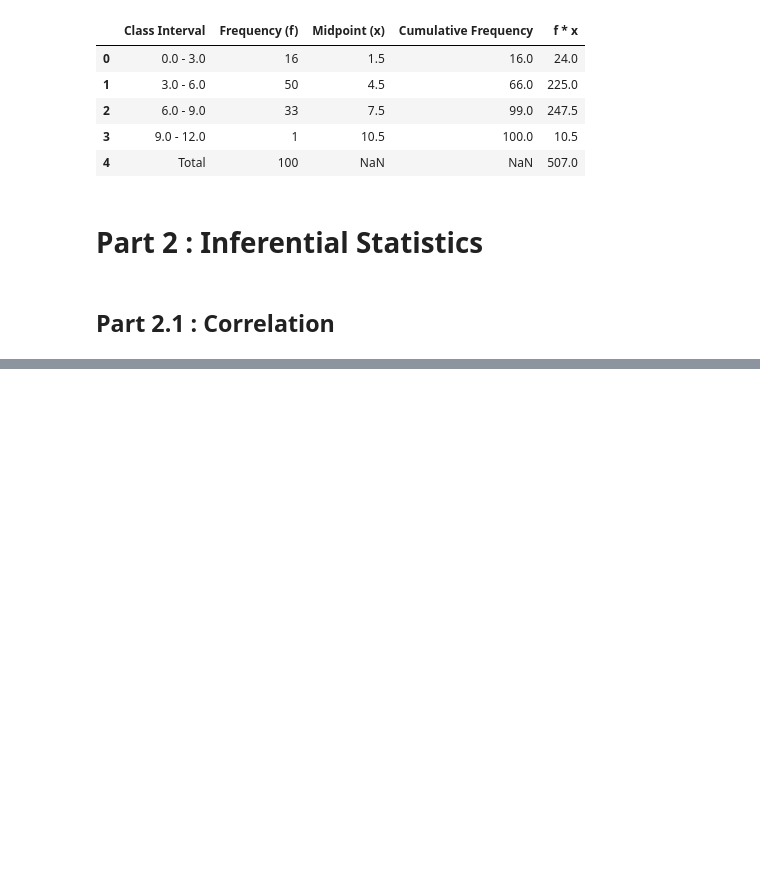
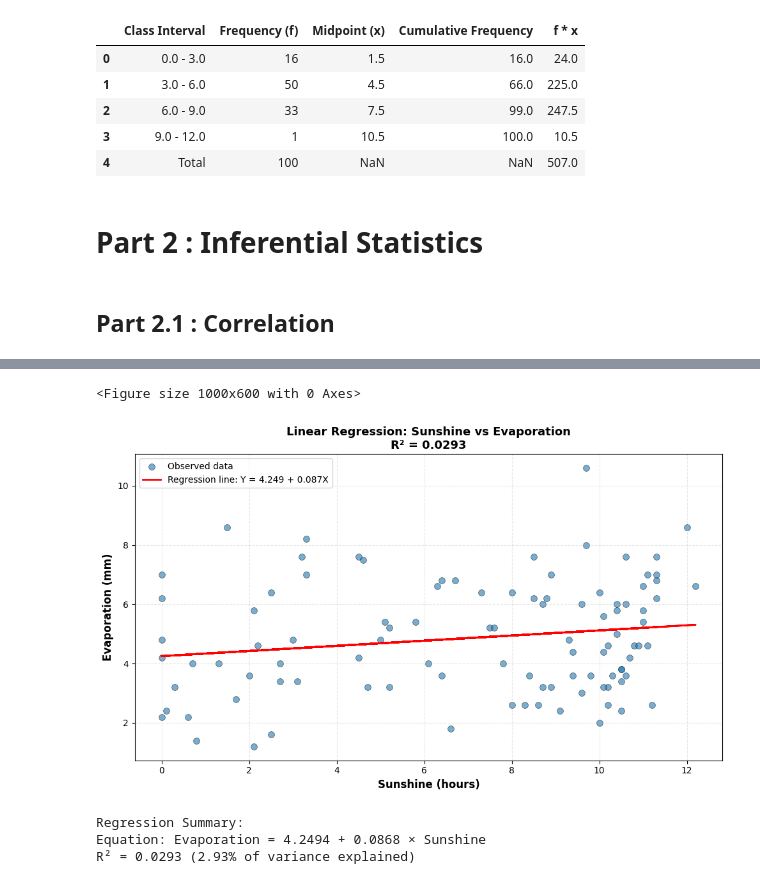
Before and after one commit to NotAlpha45/Statistics_Term_Paper, a Jupyter notebook: analysis.ipynb, the cells around one changed output, grey strips where cells are left out. Cells and saved outputs as stored; diff of their text form; code cells hidden in the pictures; blank space fills up the shorter version.

```diff
--- a/analysis.ipynb
+++ b/analysis.ipynb
@@ -433,0 +530,32 @@ Evaporation  0.171215     1.000000
+# %%
+# Plot the regression line
+plt.figure(figsize=(10, 6))
+
+# Create two subplots
+fig, ax1 = plt.subplots(1, 1, figsize=(10, 6))
+
+# Left plot: Scatter plot with regression line
+ax1.scatter(regression_table['X (Sunshine)'], regression_table['Y (Evaporation)'],
+            alpha=0.6, s=50, edgecolors='black', linewidth=0.5, label='Observed data')
+ax1.plot(regression_table['X (Sunshine)'], regression_table['Y_predicted'],
+         'r-', linewidth=2, label=f'Regression line: Y = {intercept:.3f} + {slope:.3f}X')
+ax1.set_xlabel('Sunshine (hours)', fontsize=12, fontweight='bold')
+ax1.set_ylabel('Evaporation (mm)', fontsize=12, fontweight='bold')
+ax1.set_title(f'Linear Regression: Sunshine vs Evaporation\nR² = {r_squared:.4f}',
+              fontsize=13, fontweight='bold')
+ax1.grid(True, alpha=0.3, linestyle='--')
+ax1.legend()
+
+
+plt.tight_layout()
+plt.show()
+
+print("\nRegression Summary:")
+print(f"Equation: Evaporation = {intercept:.4f} + {slope:.4f} × Sunshine")
+print(f"R² = {r_squared:.4f} ({r_squared*100:.2f}% of variance explained)")
+# %% [output]
+<Figure size 1000x600 with 0 Axes>
+[figure, added]
+Regression Summary:
+Equation: Evaporation = 4.2494 + 0.0868 × Sunshine
+R² = 0.0293 (2.93% of variance explained)
```
Also changed, not shown: parts of 3 cells of this notebook.
